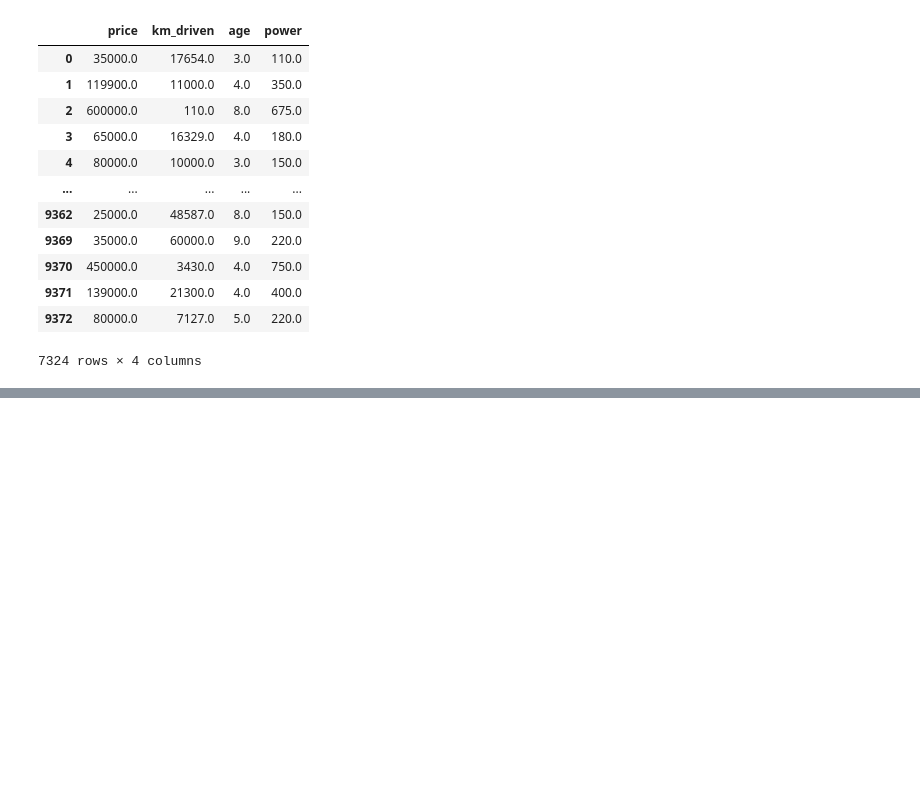
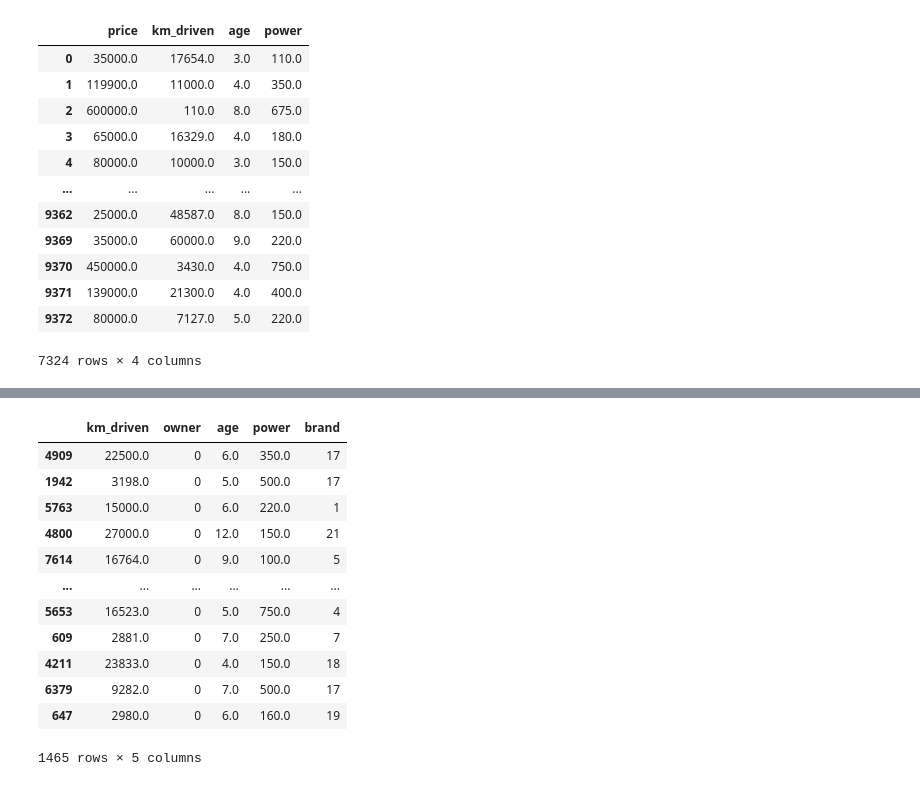
Before and after one commit to Chickhu/arya-college-crt, a Jupyter notebook: basic.ipynb, the cells around one changed output, grey strips where cells are left out. Cells and saved outputs as stored; diff of their text form; code cells hidden in the pictures; blank space fills up the shorter version.

```diff
--- a/basic.ipynb
+++ b/basic.ipynb
@@ -377,0 +474,8 @@ num_columns
+# %%
+from sklearn.preprocessing import LabelEncoder,OneHotEncoder
+encoder=LabelEncoder()
+output=encoder.fit_transform(df['owner'])
+output
+df['owner']=output
+# %%
+df.drop(['bike_name','city'],axis=1,inplace=True)
@@ -377,0 +498,3 @@ num_columns
+# %%
+x=df.drop('price',axis=1)
+y=df[['price']]
@@ -377,0 +520,2 @@ num_columns
+# %%
+x_train,x_test,y_train,y_test=train_test_split(x,y,test_size=0.2,random_state=42)
@@ -377,0 +544,16 @@ num_columns
+# %%
+x_test
+# %% [output]
+|  | km_driven | owner | age | power | brand |
+| 4909 | 22500.0 | 0 | 6.0 | 350.0 | 17 |
+| 1942 | 3198.0 | 0 | 5.0 | 500.0 | 17 |
+| 5763 | 15000.0 | 0 | 6.0 | 220.0 | 1 |
+| 4800 | 27000.0 | 0 | 12.0 | 150.0 | 21 |
+| 7614 | 16764.0 | 0 | 9.0 | 100.0 | 5 |
+| ... | ... | ... | ... | ... | ... |
+| 5653 | 16523.0 | 0 | 5.0 | 750.0 | 4 |
+| 609 | 2881.0 | 0 | 7.0 | 250.0 | 7 |
+| 4211 | 23833.0 | 0 | 4.0 | 150.0 | 18 |
+| 6379 | 9282.0 | 0 | 7.0 | 500.0 | 17 |
+| 647 | 2980.0 | 0 | 6.0 | 160.0 | 19 |
+1465 rows × 5 columns
```
Also changed, not shown: parts of 33 cells of this notebook.
